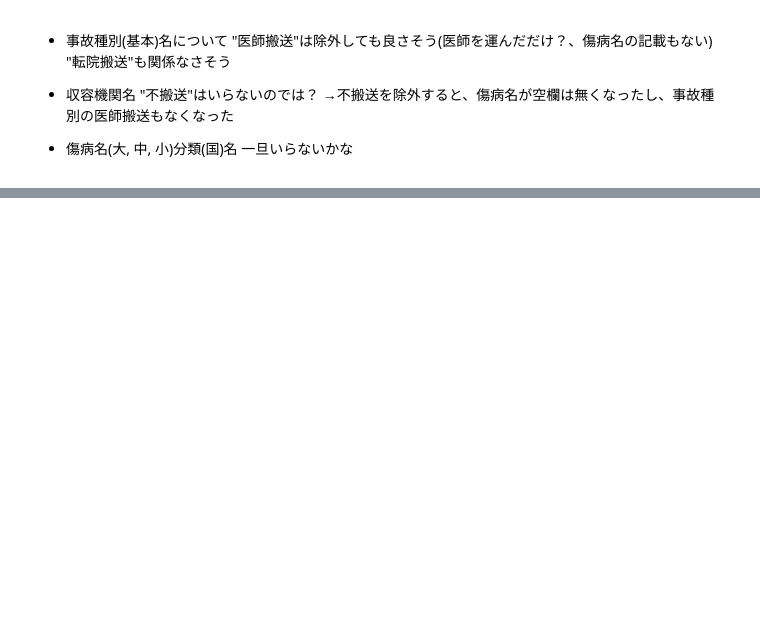
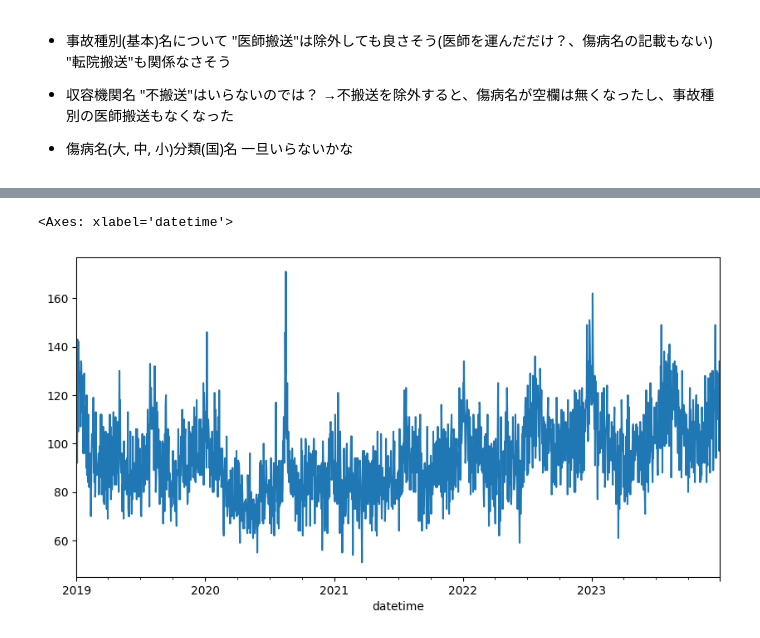
Before and after one commit to Methanon46/hm_ambulance, a Jupyter notebook: notebook/eda.ipynb, the cells around one changed output, grey strips where cells are left out. Cells and saved outputs as stored; diff of their text form; code cells hidden in the pictures; blank space fills up the shorter version.

```diff
--- a/notebook/eda.ipynb
+++ b/notebook/eda.ipynb
@@ -40,7 +40,7 @@ def clean_data(df):
        '収容機関名', '行政区別区分名'], axis=1)
 
 
-    # 列に基づいて行をフィルター処理する: '収容機関名'
+    # 病院に実際に来る場合を対象にしたいので、不搬送を除去
     df = df[df['収容機関名'] != "不搬送"]
 
     # 列を削除: '傷病名大分類(国)名'
@@ -48,13 +48,22 @@ def clean_data(df):
     df = df.drop(columns=['傷病名中分類(国)名'])
     df = df.drop(columns=['傷病名小分類(国)名'])
 
+    # count用に列を追加
+    df["count"] = 1
+
     # 列で並べ替えます: 'datetime' (昇順)
     df = df.sort_values(['datetime'], ignore_index=True)
 
     return df
 
 # excel形式のデータ読み込み
-df = pd.read_excel(r'../input/01_令和元年.xlsx')
+df = pd.concat(
+    [pd.read_excel(r'../input/01_令和元年.xlsx'),
+    pd.read_excel(r"../input/02_令和２年.xlsx"),
+    pd.read_excel(r"../input/03_令和３年.xlsx"),
+    pd.read_excel(r"../input/04_令和４年.xlsx"),
+    pd.read_excel(r"../input/05_令和５年.xlsx")]
+)
 
 df_clean = clean_data(df.copy())
 df_clean.head(3)
@@ -65,0 +77,10 @@ df_clean.head(3)
+# %%
+import matplotlib as mpl
+import matplotlib.pyplot as plt
+from statsmodels.tsa.seasonal import STL # STL分解
+fig = plt.figure(figsize=(10, 5))
+ax = fig.add_subplot(1,1,1)
+df_clean.groupby(pd.Grouper(key="datetime", freq="D")).sum()["count"].plot(ax=ax)
+# %% [output]
+<Axes: xlabel='datetime'>
+[figure, added]
```
Also changed, not shown: parts of 6 cells of this notebook, 2 other files.
